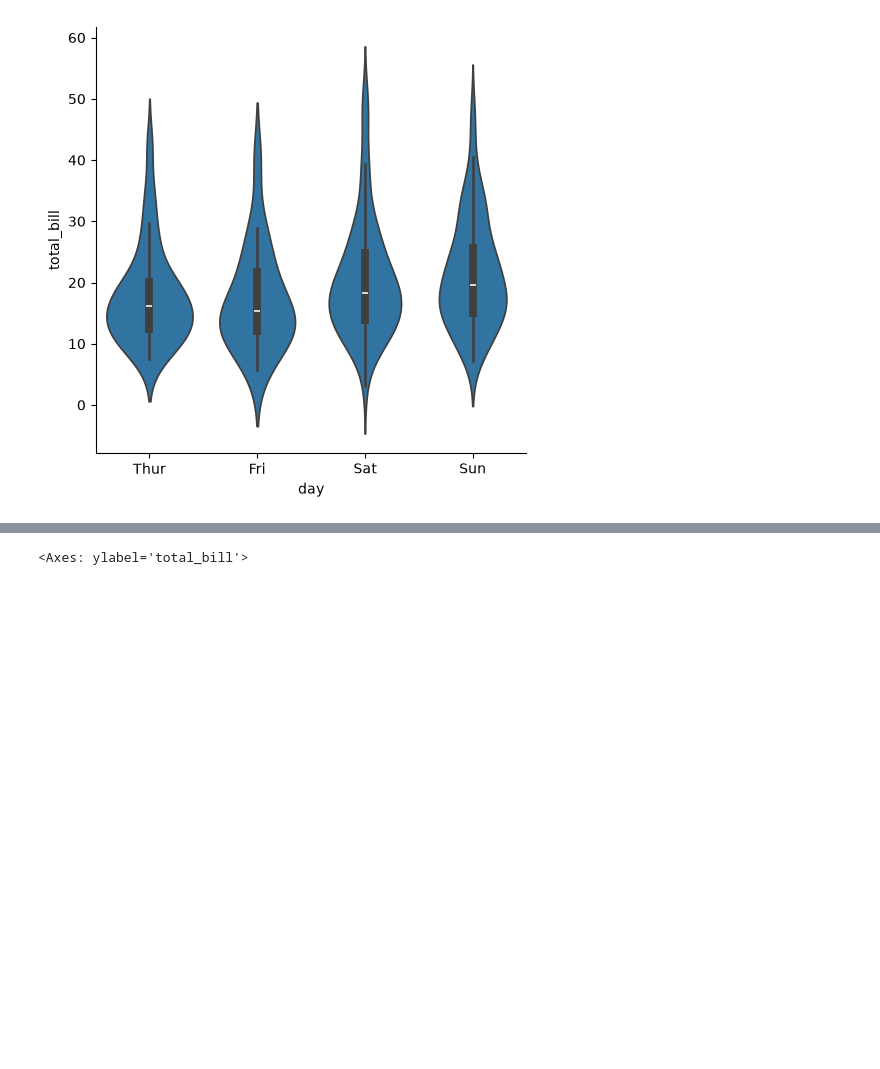
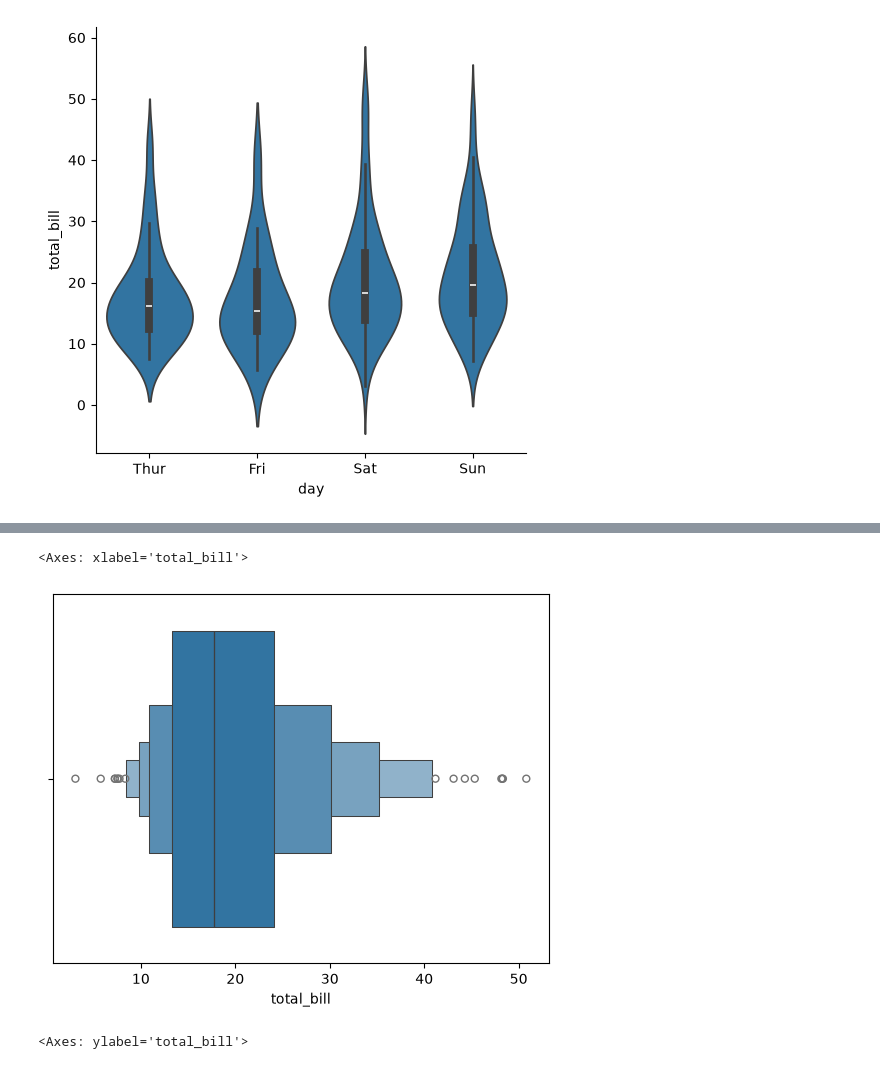
Before and after one commit to Ankush-bi/Training_of_Datascince, a Jupyter notebook: seaborn/basic.ipynb, the cells around one changed output, grey strips where cells are left out. Drawn from its saved outputs; the diff is of its cells as text; code cells hidden in the pictures; blank space fills up the shorter version.

```diff
--- a/seaborn/basic.ipynb
+++ b/seaborn/basic.ipynb
@@ -122,3 +132,8 @@ plt.show()
+# %%
+sns.boxenplot(x='total_bill',data=df)
+# %% [output]
+<Axes: xlabel='total_bill'>
+[figure, added]
 # %%
 sns.boxenplot(df['total_bill'])
 # %% [output]
```
Also changed, not shown: parts of 5 cells of this notebook, 8 other files.
